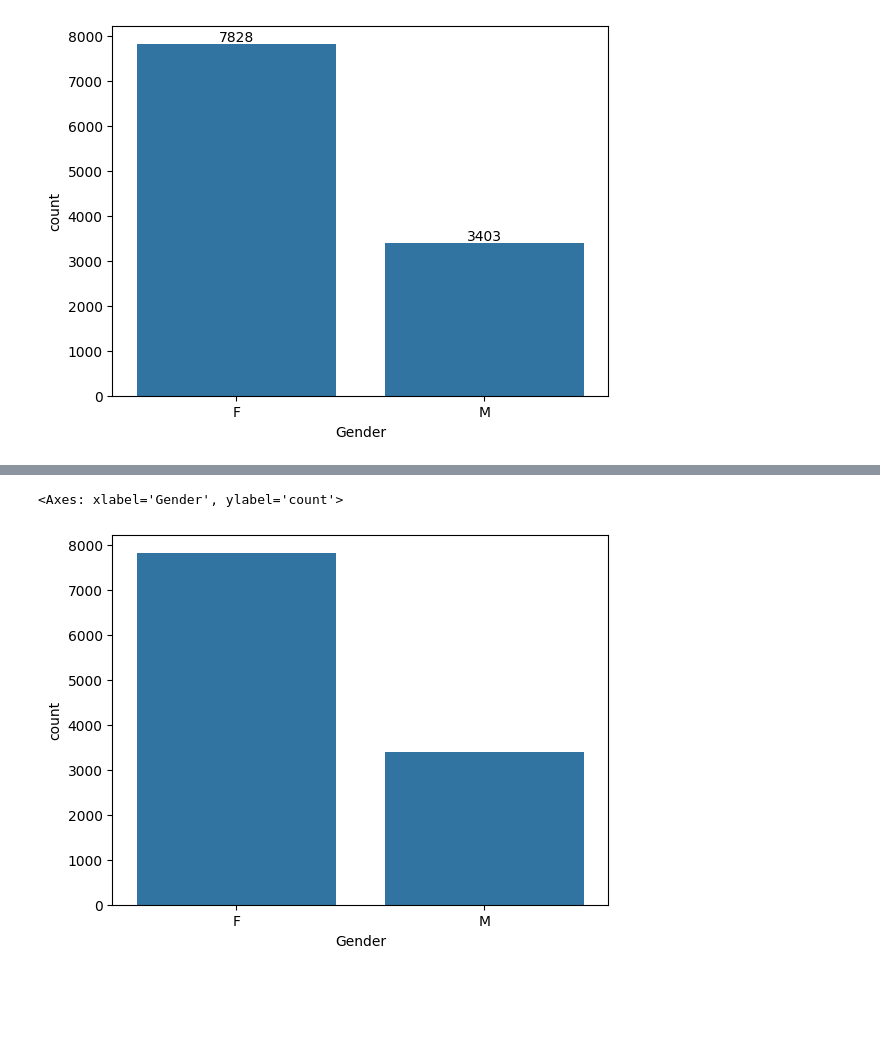
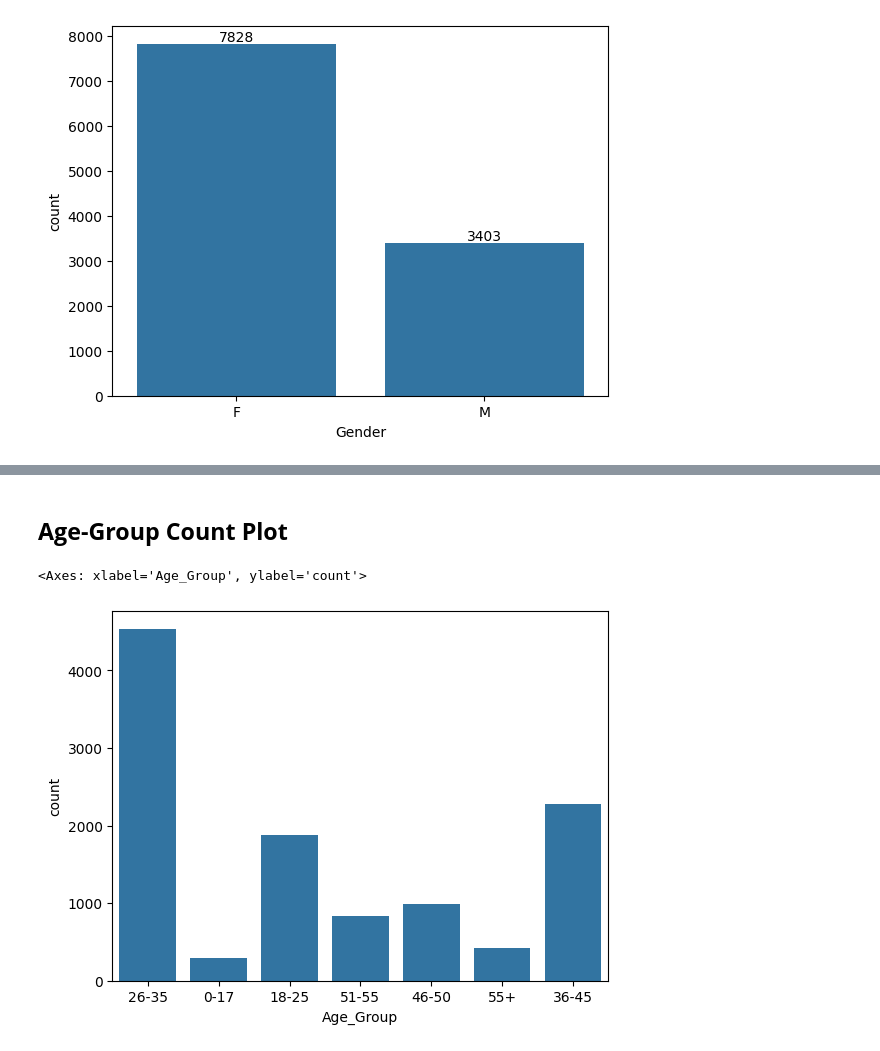
Before and after one commit to akshayyewle/Data-Analytics, a Jupyter notebook: 03 Data Analysis Project - Rishabh Mishra/Diwali Sales Analysis.ipynb, the cells around one changed output, grey strips where cells are left out. Cells and saved outputs as stored; diff of their text form; code cells hidden in the pictures; blank space fills up the shorter version.

```diff
--- a/03 Data Analysis Project - Rishabh Mishra/Diwali Sales Analysis.ipynb
+++ b/03 Data Analysis Project - Rishabh Mishra/Diwali Sales Analysis.ipynb
@@ -310,5 +357,7 @@ for bar in plot01.containers:
+# %% [markdown]
+## **Age-Group Count Plot**
 # %%
-sns.countplot(data=df,x='Gender')
+sns.countplot(data=df,x='Age_Group')
 # %% [output]
-<Axes: xlabel='Gender', ylabel='count'>
+<Axes: xlabel='Age_Group', ylabel='count'>
-[figure, old version]
+[figure, new version]
```
Also changed, not shown: parts of 35 cells of this notebook.
